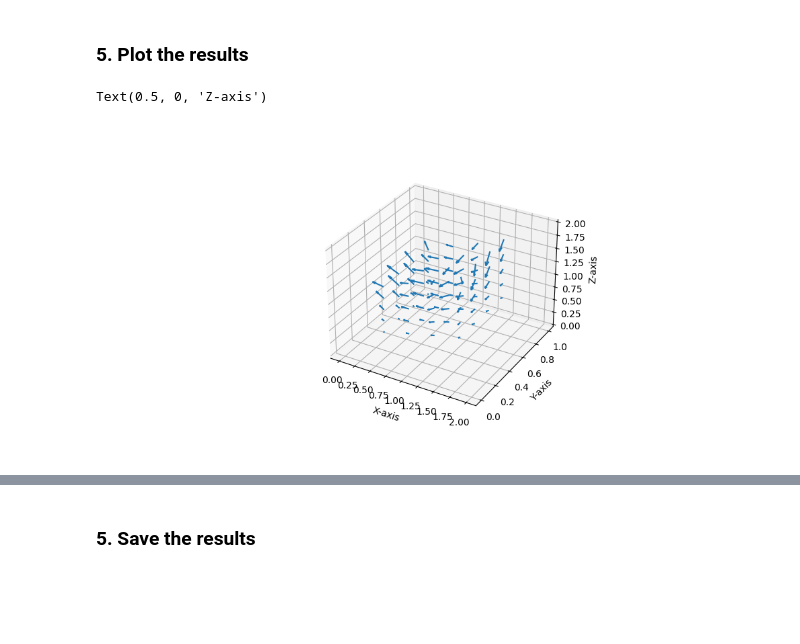
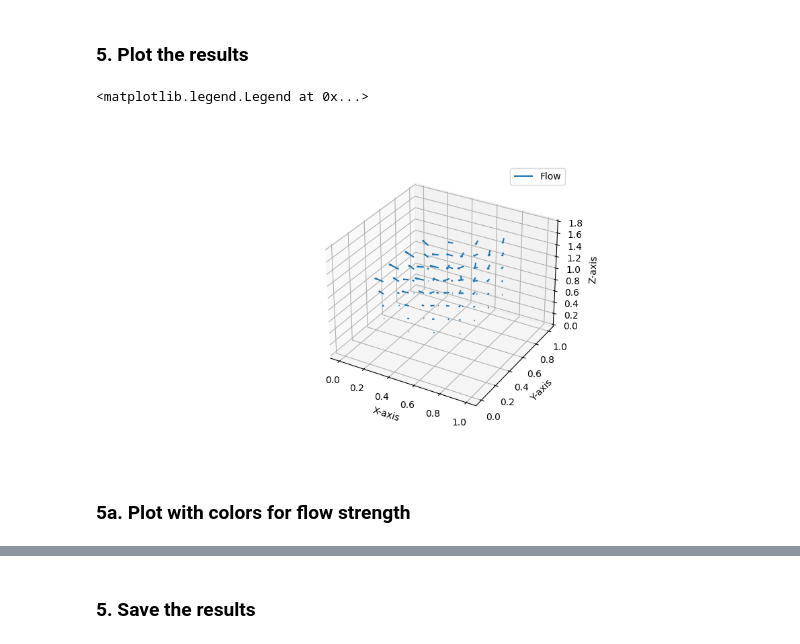
Before and after one commit to johnmorganmanos/AH_temp_paper, a Jupyter notebook: Processing_notebooks/3d_testing.ipynb, the cells around one changed output, grey strips where cells are left out. Cells and saved outputs as stored; diff of their text form; code cells hidden in the pictures; blank space fills up the shorter version.

```diff
--- a/Processing_notebooks/3d_testing.ipynb
+++ b/Processing_notebooks/3d_testing.ipynb
@@ -276,18 +554,22 @@ v_solve = np.zeros(len(y_coords))
 w_solve = np.zeros(len(z_coords))
 
 for n, i in enumerate(y.at(mesh.coordinates.dat.data[:])):
-    u_solve[n] = i[0][0]
-    v_solve[n] = i[0][1]
-    w_solve[n] = i[0][2]
+    u_solve[n] = i[0][0] * spy
+    v_solve[n] = i[0][1] * spy
+    w_solve[n] = i[0][2] * spy
 # %%
 ax = plt.figure(figsize=[10,5]).add_subplot(projection='3d')
 ax.autoscale()
-ax.quiver(x_coords, y_coords, z_coords, u_solve, v_solve, w_solve, length=5e12) # Adjus, normalize=False, arrow_length_ratio=0.4,)
+ax.quiver(x_coords, y_coords, z_coords, u_solve, v_solve, w_solve, length=1e5, label='Flow') # Adjus, normalize=False, arrow_length_ratio=0.4,)
 
 # Set the axis labels
 ax.set_xlabel('X-axis')
 ax.set_ylabel('Y-axis')
 ax.set_zlabel('Z-axis')
+
+ax.legend()
 # %% [output]
-Text(0.5, 0, 'Z-axis')
+<matplotlib.legend.Legend at 0x...>
-[figure, old version]
+[figure, new version]
+# %% [markdown]
+### 5a. Plot with colors for flow strength
```
Also changed, not shown: parts of 15 cells of this notebook.
